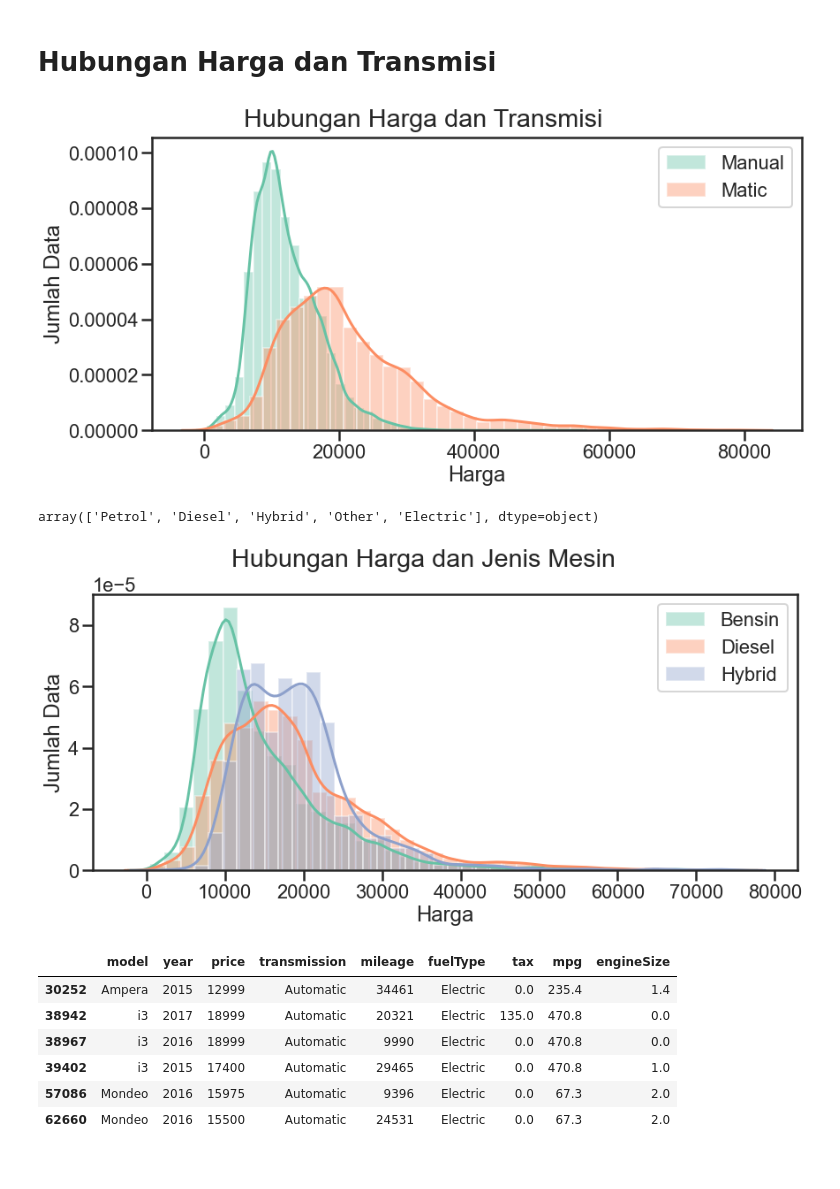
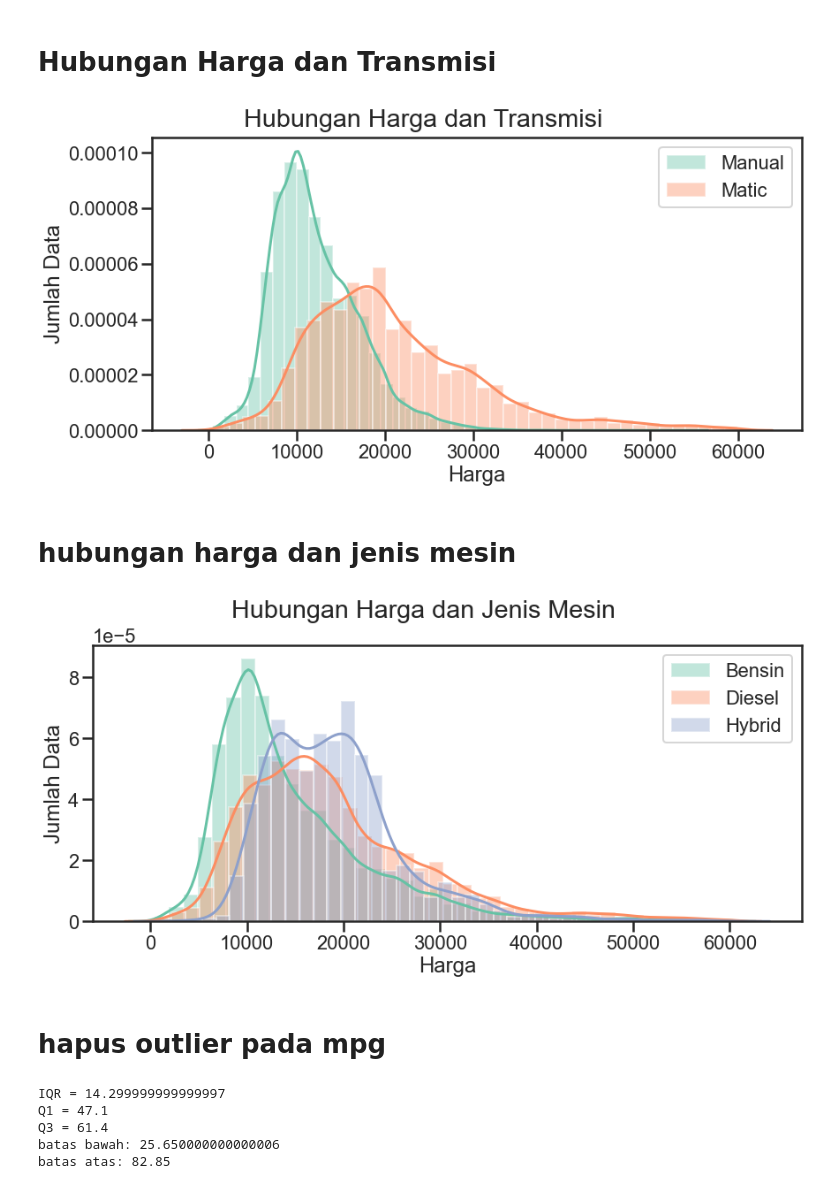
Before and after one commit to rshby/used_car_regression, a Jupyter notebook: EDA.ipynb, the cells around one changed output. Drawn from its saved outputs; the diff is of its cells as text; code cells hidden in the pictures.

```diff
--- a/EDA.ipynb
+++ b/EDA.ipynb
@@ -14,7 +14,7 @@ sns.set_palette('Set2')
 # %%
 df = pd.read_feather("dataset/carUsedPrice.feather")
 df["model"] = df["model"].str.strip()
-df = df[df["price"]<80000]
+df = df[df["price"]<60000]
 # %%
 df.head(4)
 # %% [output]
@@ -61,32 +61,39 @@ _ = ax.legend()
 
 plt.show()
 # %% [output]
-[figure, old version]
+[figure, new version]
-# %%
-df["fuelType"].unique()
-# %% [output]
-array(['Petrol', 'Diesel', 'Hybrid', 'Other', 'Electric'], dtype=object)
+# %% [markdown]
+# hubungan harga dan jenis mesin
 # %%
 fig, ax = plt.subplots(figsize=(12, 6), constrained_layout=True)
 
 _ = fig.suptitle("Hubungan Harga dan Jenis Mesin")
-_ = sns.distplot(df[(df["fuelType"]=="Petrol") & (df["price"]<75000)]["price"], bins=40, label="Bensin");
-_ = sns.distplot(df[(df["fuelType"]=="Diesel") & (df["price"]<75000)]["price"], bins=40, label="Diesel");
-_ = sns.distplot(df[(df["fuelType"]=="Hybrid") & (df["price"]<75000)]["price"], bins=40, label="Hybrid");
+_ = sns.distplot(df[df["fuelType"]=="Petrol"]["price"], bins=40, label="Bensin");
+_ = sns.distplot(df[df["fuelType"]=="Diesel"]["price"], bins=40, label="Diesel");
+_ = sns.distplot(df[df["fuelType"]=="Hybrid"]["price"], bins=40, label="Hybrid");
 _ = ax.set_xlabel("Harga")
 _ = ax.set_ylabel("Jumlah Data")
 _ = ax.legend()
 
 plt.show()
 # %% [output]
-[figure, old version]
+[figure, new version]
-# %%
-df[df["fuelType"].isin(["Electric"])]
-# %% [output]
-|  | model | year | price | transmission | mileage | fuelType | tax | mpg | engineSize |
-| 30252 | Ampera | 2015 | 12999 | Automatic | 34461 | Electric | 0.0 | 235.4 | 1.4 |
-| 38942 | i3 | 2017 | 18999 | Automatic | 20321 | Electric | 135.0 | 470.8 | 0.0 |
-| 38967 | i3 | 2016 | 18999 | Automatic | 9990 | Electric | 0.0 | 470.8 | 0.0 |
-| 39402 | i3 | 2015 | 17400 | Automatic | 29465 | Electric | 0.0 | 470.8 | 1.0 |
-| 57086 | Mondeo | 2016 | 15975 | Automatic | 9396 | Electric | 0.0 | 67.3 | 2.0 |
-| 62660 | Mondeo | 2016 | 15500 | Automatic | 24531 | Electric | 0.0 | 67.3 | 2.0 |
+# %% [markdown]
+# hapus outlier pada mpg
+# %%
+Q1 = df["mpg"].quantile(0.25) #membuat Q1
+Q3 = df["mpg"].quantile(0.75) #membuat Q3
+
+IQR = Q3 - Q1 #menghitung IQR
+print(f"IQR = {IQR}\nQ1 = {Q1}\nQ3 = {Q3}")
+
+batas_bawah = Q1-(1.5*IQR)
+batas_atas = Q3+(1.5*IQR)
+
+print(f"batas bawah: {batas_bawah}\nbatas atas: {batas_atas}")
+# %% [output]
+IQR = 14.299999999999997
+Q1 = 47.1
+Q3 = 61.4
+batas bawah: 25.650000000000006
+batas atas: 82.85
```
Also changed, not shown: parts of 9 cells of this notebook, 1 other file.
